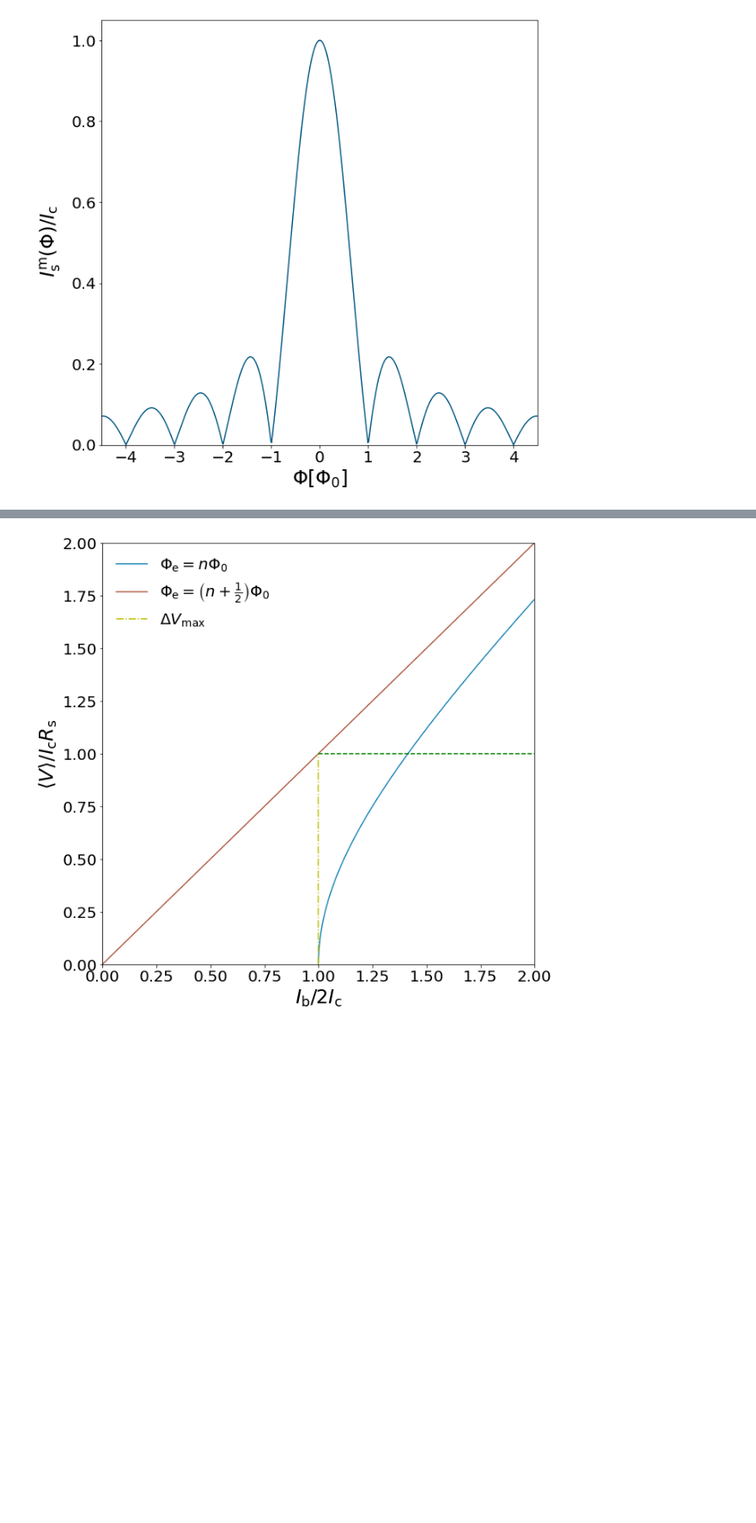
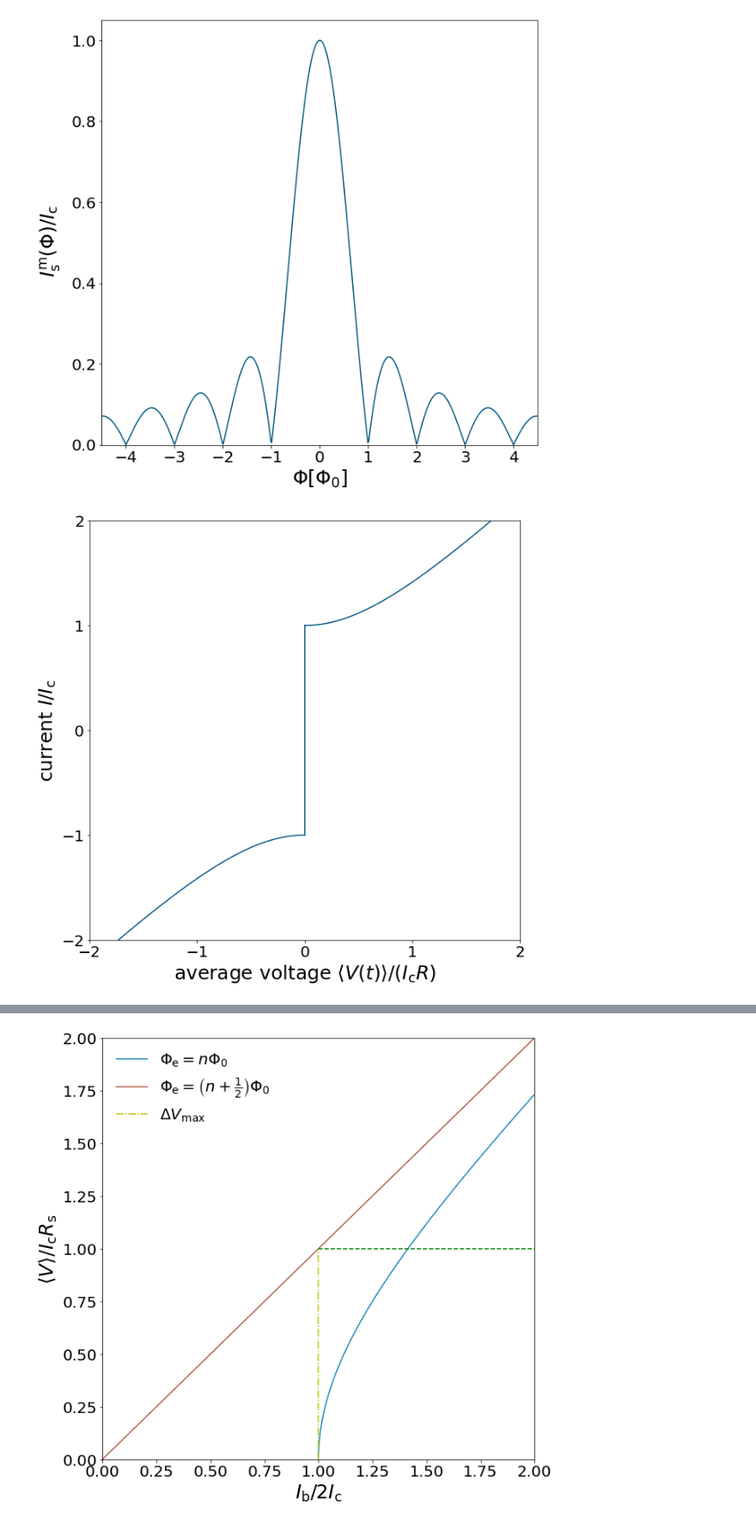
Before and after one commit to nkahne/Master-Thesis, a Jupyter notebook: Figures/literature_plots.ipynb, the cells around one changed output, grey strips where cells are left out. Shown at 86% size. Cells and saved outputs as stored; diff of their text form; code cells hidden in the pictures; blank space fills up the shorter version.

```diff
--- a/Figures/literature_plots.ipynb
+++ b/Figures/literature_plots.ipynb
@@ -47,6 +47,30 @@ plt.savefig('fraunhofer.pdf')
 plt.show()
 # %% [output]
 [figure]
+# %%
+Ic=6e-6
+R=200
+I=np.linspace(6e-6, 18e-6, 2000)
+i=np.linspace(-1,1,2000)
+
+V0 = np.zeros_like(i)
+
+def V_overdamped(I):
+    return Ic*R*np.sqrt((I/Ic)**2-1)
+
+plt.plot(V_overdamped(I)/(Ic*R),I/Ic, color='#005582')
+plt.plot(-V_overdamped(I)/(Ic*R),-I/Ic, color='#005582')
+plt.plot(V0,i, color='#005582')
+plt.ylim(-2,2)
+plt.xlim(-2,2)
+plt.xlabel(r'average voltage $\langle V(t) \rangle/(I_{\rm c}R)$')
+plt.ylabel(r'current $I/I_{\rm c}$')
+plt.xticks(np.arange(-2,3,1))
+plt.yticks(np.arange(-2,3,1))
+plt.savefig('JJoverdamped.pdf')
+plt.show()
+# %% [output]
+[figure, added]
 # %%
 #washboard
 
```
Also changed, not shown: parts of 6 cells of this notebook, 16 other files.
